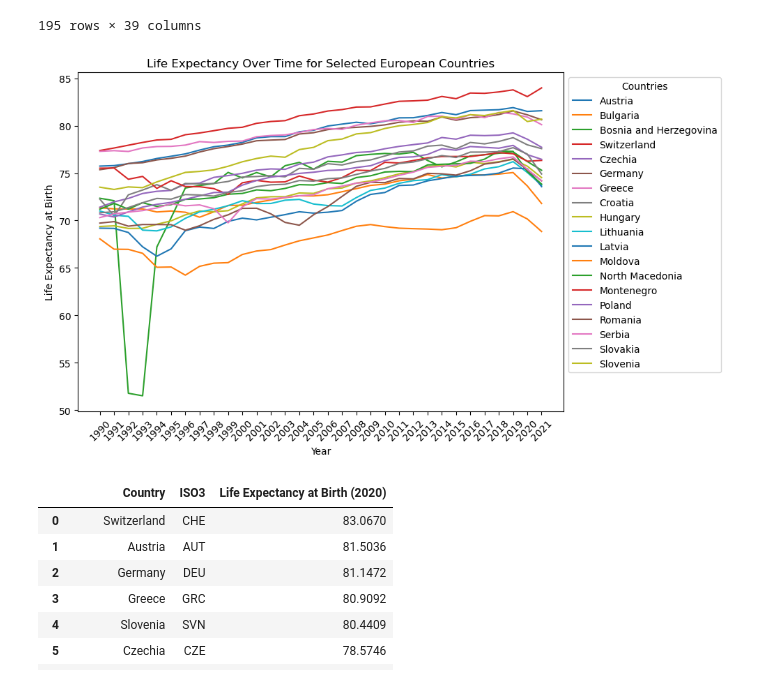
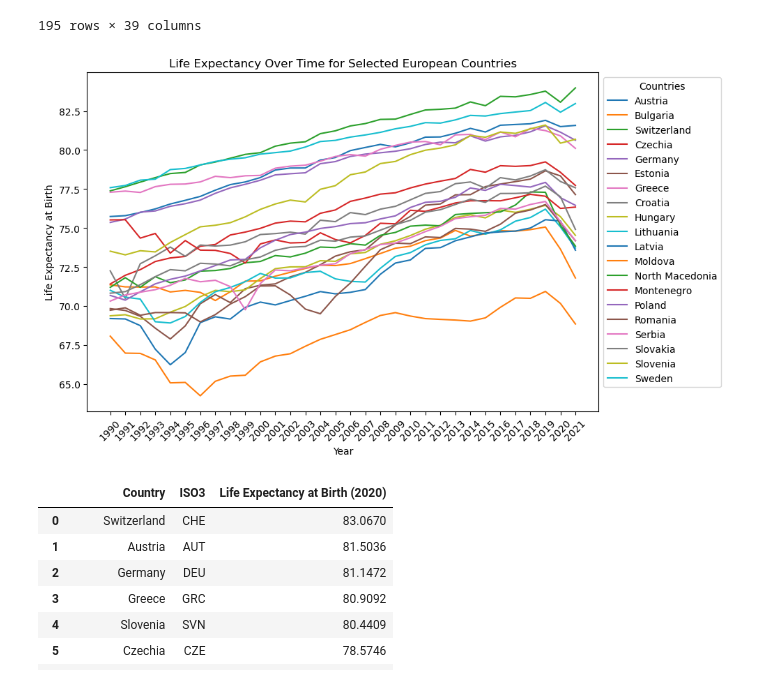
Before and after one commit to ttheszt27/NasaSpaceAppsChallange, a Jupyter notebook: Boldizsar/LifeEXP.ipynb, the cells around one changed output. Drawn from its saved outputs; the diff is of its cells as text; code cells hidden in the pictures.

```diff
--- a/Boldizsar/LifeEXP.ipynb
+++ b/Boldizsar/LifeEXP.ipynb
@@ -22,35 +22,36 @@ df
 import pandas as pd
 import matplotlib.pyplot as plt
 
 
 life_expectancy_cols = [col for col in df.columns if 'Life Expectancy at Birth' in col]
 
 
 countries_of_interest = ["Hungary", "Slovakia", "Romania", "Poland", "Croatia", "Serbia", "Montenegro", "Abania", "Czechia", "Bulgaria", "Greece", "North Macedonia"
-             , "Moldova", "Lithuania", "Latvia", "Bosnia and Herzegovina","Germany", "Austria", "Switzerland", "Slovenia"]
+             , "Moldova", "Lithuania", "Latvia", "Germany", "Austria", "Switzerland", "Slovenia","Sweden","Estonia"]
+Meno_orszagok = [ "Switzerland","Sweden","Greece","Austria","Slovenia","Germany"]
 selected_countries = df[df['Country'].isin(countries_of_interest)]
 
 
 years = [int(col.split()[-1].strip('()')) for col in life_expectancy_cols]
 
 
 plt.figure(figsize=(10, 6))
 
 
 for index, row in selected_countries.iterrows():
     plt.plot(years, row[life_expectancy_cols], label=row['Country'])
 
 
 plt.title('Life Expectancy Over Time for Selected European Countries')
 plt.xlabel('Year')
 plt.ylabel('Life Expectancy at Birth')
 plt.legend(loc='upper left', bbox_to_anchor=(1, 1), title="Countries")
 plt.xticks(years, rotation=45)
 plt.tight_layout()
 
 plt.show()
 # %% [output]
-[figure, old version]
+[figure, new version]
 # %%
 # Step 1: Filter data for 2020 and include ISO3 codes
 life_expectancy_2020_col = 'Life Expectancy at Birth (2020)'
```
Also changed, not shown: 2 other files.
